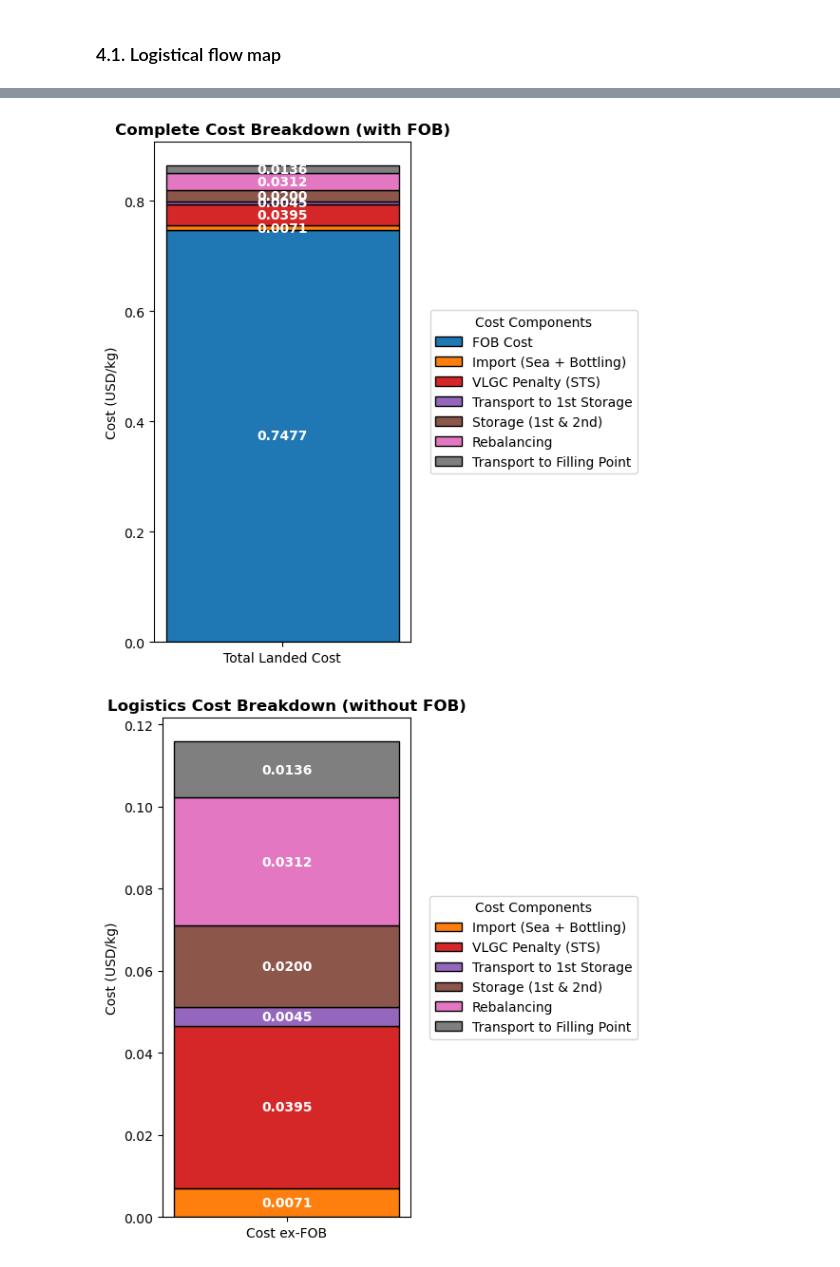
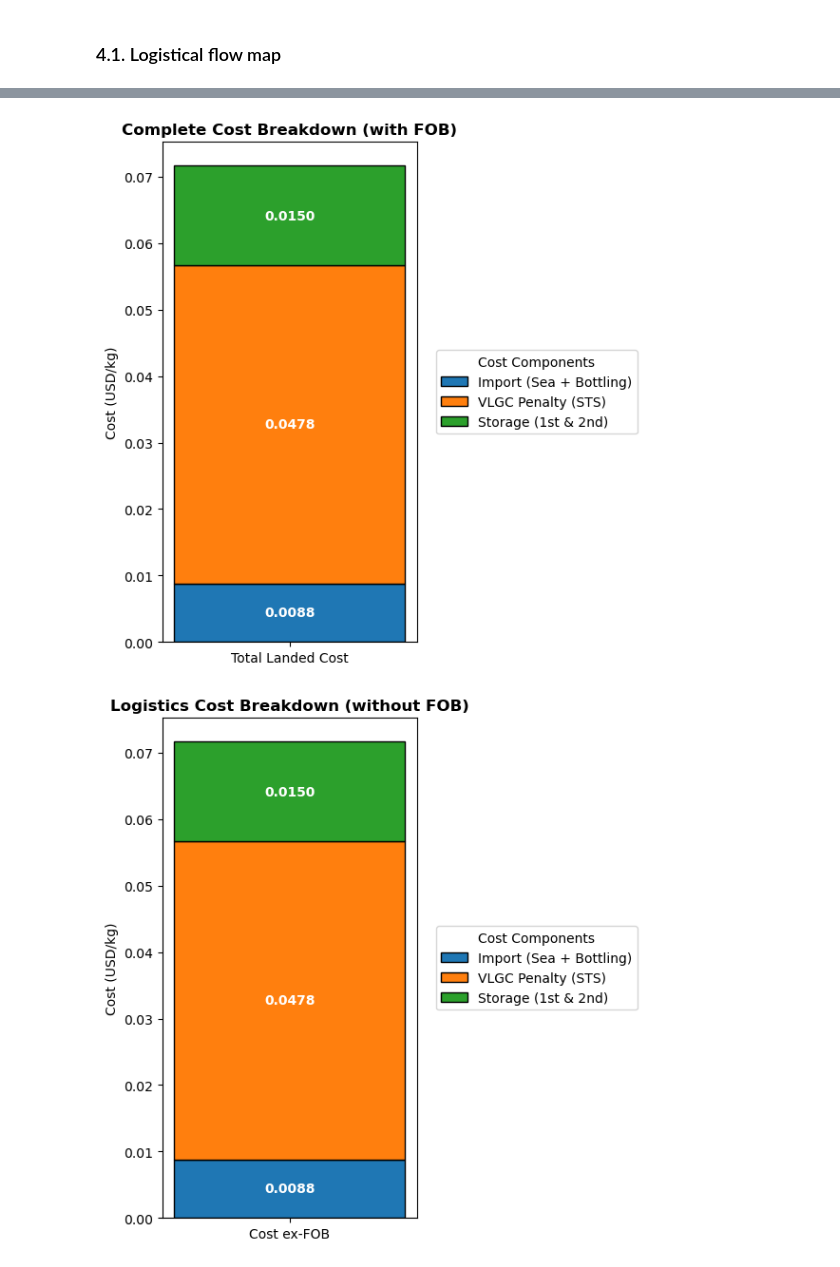
Before and after one commit to mattiacinchetti-max/OnStoveThesis, a Jupyter notebook: thesis/script_nostri/Supply_chain.ipynb, the cells around one changed output, grey strips where cells are left out. Saved outputs shown, nothing was run; the diff lists cells and outputs as text; code cells hidden in the pictures.

```diff
--- a/thesis/script_nostri/Supply_chain.ipynb
+++ b/thesis/script_nostri/Supply_chain.ipynb
@@ -2744,3 +2557,18 @@ points['primary_storage_allocated'] = ps
+# %%
+points['primary_storage'] = cost.transport(
+    layer1=points['primary_storage_allocated'],
+    layer2=points['primary_storage_allocated'],
+    layer1_name='primary_storage',
+    layer2_name='primary_storage',
+    vehicle=tanker,
+    mode='cross_exchange',
+    distance_matrix=df_dist,
+    time_matrix=df_time,
+    weight_matrix=df_alloc,
+    id_col='id_supply'
+)
+
+tool.export_gpkg(points, data_dir, "3.5")
 # %% [markdown]
 ### 3.6. Cost of transport to filling points
 # %%
@@ -2811,3 +2598,7 @@ tool.export_gpkg(points, data_dir,stage="full_decomposition")
+# %%
+points['filling_points'] = cost.total(points['filling_points'])
+
+tool.export_gpkg(points, data_dir,stage="3.7")
 # %% [markdown]
 ### Cost from filling to house
 # %%
@@ -4107,17 +3914,28 @@ import pandas as pd
 # 1. Load data
 filling = points['filling_points'].copy()
 
+# Helper function to safely get mean from column (avoid KeyError)
+def safe_mean(df, col):
+    if col in df.columns:
+        return df[col].fillna(0).mean()
+    return 0.0
+
 # Calculate actual weighted averages directly from the filling points layer
 # Grouping similar sub-components for the plot as per your original logic
-avg_import_sea = filling['cost_import_sea'].fillna(0).mean()
-avg_pre_bottling = filling['cost_pre_bottling'].fillna(0).mean()
-avg_sts = filling['cost_sts'].fillna(0).mean()
-avg_import_land = filling['cost_import_land'].fillna(0).mean() + filling['cost_border_wait'].fillna(0).mean() + filling['cost_ferry'].fillna(0).mean()
-avg_transp1 = filling['cost_transport_to_storage'].fillna(0).mean()
-avg_storage_total = filling['cost_storage'].fillna(0).mean() + filling['cost_storage_second'].fillna(0).mean()
-avg_rebal = filling['cost_rebalancing'].fillna(0).mean()
-avg_transp2 = filling['cost_transport_from_storage'].fillna(0).mean()
-avg_fob = filling['cost_source'].fillna(0).mean()
+avg_import_sea = safe_mean(filling, 'cost_import_sea')
+avg_pre_bottling = safe_mean(filling, 'cost_pre_bottling')
+avg_sts = safe_mean(filling, 'cost_sts')
+avg_import_land = safe_mean(filling, 'cost_import_land') + safe_mean(filling, 'cost_border_wait') + safe_mean(filling, 'cost_ferry')
+avg_transp1 = safe_mean(filling, 'cost_transport_to_storage')
+avg_storage_total = safe_mean(filling, 'cost_storage') + safe_mean(filling, 'cost_storage_second')
+avg_rebal = safe_mean(filling, 'cost_rebalancing')
+avg_transp2 = safe_mean(filling, 'cost_transport_storage_to_filling')
+avg_fob = safe_mean(filling, 'cost_source')
+
+# Debug: show available columns with 'cost' in name
+print("Available cost columns in filling_points:")
+cost_cols = [c for c in filling.columns if 'cost' in c.lower()]
+print(f"  {cost_cols}")
 
 cost_components = {
     'FOB Cost': avg_fob,
@@ -4130,8 +3948,11 @@ cost_components = {
     'Transport to Filling Point': avg_transp2
 }
 
+# Remove zero-value components
+cost_components = {k: v for k, v in cost_components.items() if v > 0}
+
 # 2. Detailed breakdown
-
+"""
 avg_dist_transp = filling['tank_distance'].fillna(0).mean()
 avg_time_transp = filling['tank_traveltime'].fillna(0).mean()
 
@@ -4162,6 +3983,8 @@ transport_components = {
     'Variable (Distance)': distance_var_per_kg,
     'Driver (Time)': driver_per_kg
 }
+
+"""
 
 # 3. Plot
 
@@ -4200,4 +4023,6 @@ ax2.legend(loc='center left', bbox_to_anchor=(1.05, 0.5), title="Cost Components
 fig2.tight_layout()
 out2 = data_dir / "chart_4.2.2_logistics_cost.png"
 fig2.savefig(out2, dpi=300, bbox_inches='tight')
+
+print("Charts saved successfully!")
 # %% [output]
@@ -4204,2 +4032,2 @@ fig2.savefig(out2, dpi=300, bbox_inches='tight')
-[figure, old version]
+[figure, new version]
-[figure, old version]
+[figure, new version]
```
Also changed, not shown: parts of 22 cells of this notebook, 3 other files.
